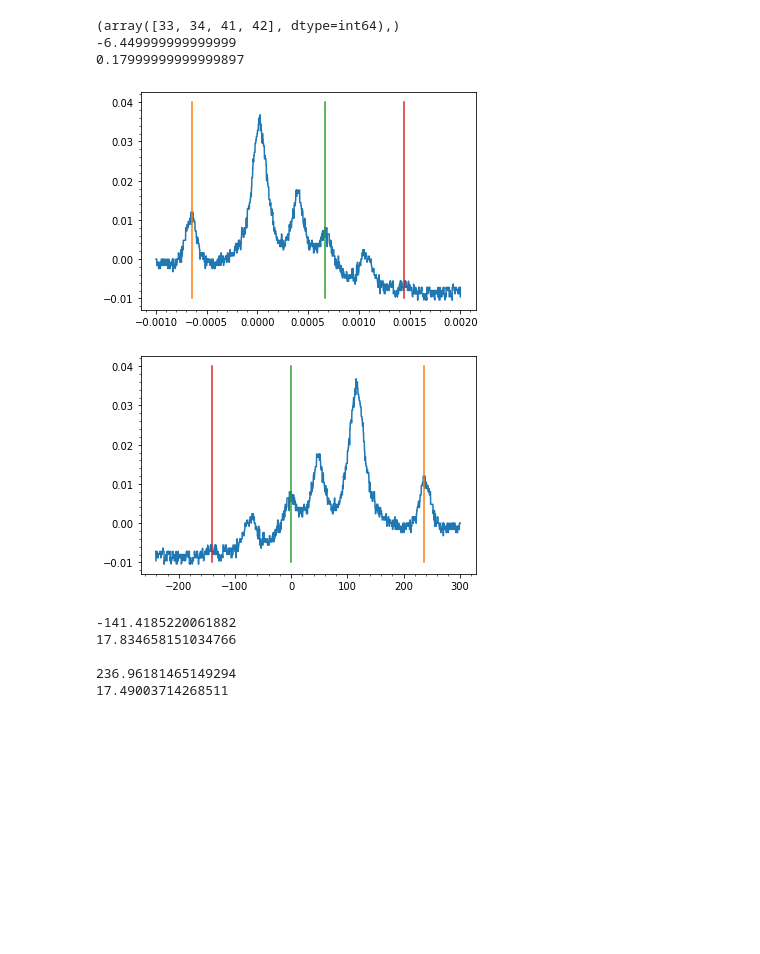
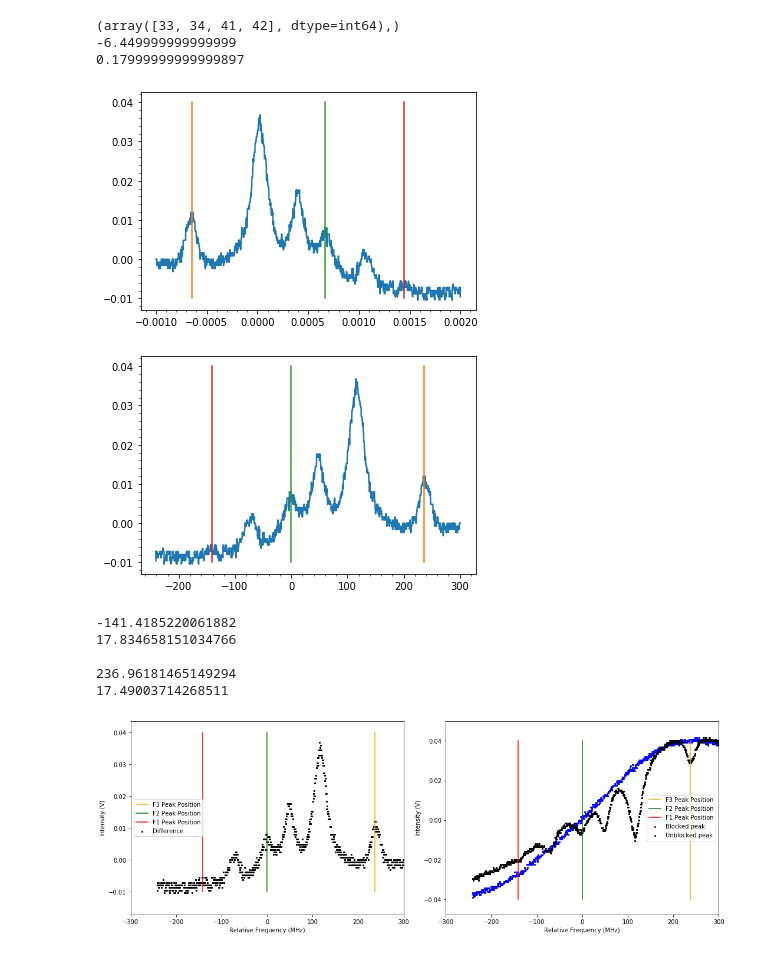
Before and after one commit to maxpodgorski/do-not-look-directly-at-the-laser, a Jupyter notebook: Single Peak.ipynb, the cells around one changed output. Cells and saved outputs as stored; diff of their text form; code cells hidden in the pictures; blank space fills up the shorter version.

```diff
--- a/Single Peak.ipynb
+++ b/Single Peak.ipynb
@@ -396,30 +452,57 @@ plt.show()
 Calx = 1000 * Cali(x, F2PeakPos, RampSlope)
 CalF1PeakPos = 1000 * Cali(F1PeakPos, F2PeakPos, RampSlope)
 CalF3PeakPos = 1000 * Cali(F3PeakPos, F2PeakPos, RampSlope)
 
 #Cali_Err(t, t_err, t0, t0_err, DriveSlope, DriveSlope_err)
 CalF1PeakPos_err = 1000 * Cali_Err(F1PeakPos, F1PeakPos_err, F2PeakPos, F2PeakPos_err, RampSlope, RampSlope_err)
 CalF2PeakPos_err = 1000 * Cali_Err(F2PeakPos, F2PeakPos_err, F2PeakPos, F2PeakPos_err, RampSlope, RampSlope_err)
 CalF3PeakPos_err = 1000 * Cali_Err(F3PeakPos, F3PeakPos_err, F2PeakPos, F2PeakPos_err, RampSlope, RampSlope_err)
 
 # Calibrated difference
 plt.plot(Calx , diff)
 plt.plot([CalF3PeakPos, CalF3PeakPos], [-.01, .04])
 plt.plot([0, 0], [-.01, .04])
 plt.plot([CalF1PeakPos, CalF1PeakPos], [-.01, .04])
 plt.minorticks_on()
 plt.show()
 
+
+fig = plt.figure(figsize=(15,10))
+
+fig1 = fig.add_subplot(2,2,1)
+fig1.scatter(Calx, diff, label='Difference', color='black', s=4)
+fig1.plot([CalF3PeakPos, CalF3PeakPos], [-.01, .04], label='F3 Peak Position', color='orange')
+fig1.plot([0, 0], [-.01, .04], label='F2 Peak Position', color='green')
+fig1.plot([CalF1PeakPos, CalF1PeakPos], [-.01, .04], label='F1 Peak Position', color='red')
+fig1.set_xlim(-300,300)
+fig1.set_xlabel("Relative Frequency (MHz)")
+fig1.set_ylabel("Intensity (V)")
+fig1.legend();
+
+fig2 = fig.add_subplot(2,2,2)
+fig2.scatter(Calx, Bly, label='Blocked peak', color='blue', s=4)
+fig2.scatter(Calx, UnBly, label='Unblocked peak', color='black', s=4)
+fig2.plot([CalF3PeakPos, CalF3PeakPos], [-.04, .04], label='F3 Peak Position', color='orange')
+fig2.plot([0, 0], [-.04, .04], label='F2 Peak Position', color='green')
+fig2.plot([CalF1PeakPos, CalF1PeakPos], [-.04, .04], label='F1 Peak Position', color='red')
+fig2.set_xlim(-300,300)
+fig2.set_xlabel("Relative Frequency (MHz)")
+fig2.set_ylabel("Intensity (V)")
+fig2.legend();
+
+fig.tight_layout()
+
 print(CalF1PeakPos)
 print(CalF1PeakPos_err)
 print("")
 print(CalF3PeakPos)
 print(CalF3PeakPos_err)
 # %% [output]
 [figure]
 [figure]
 -141.4185220061882
 17.834658151034766
 
 236.96181465149294
 17.49003714268511
+[figure, added]
```
Also changed, not shown: parts of 3 cells of this notebook.
